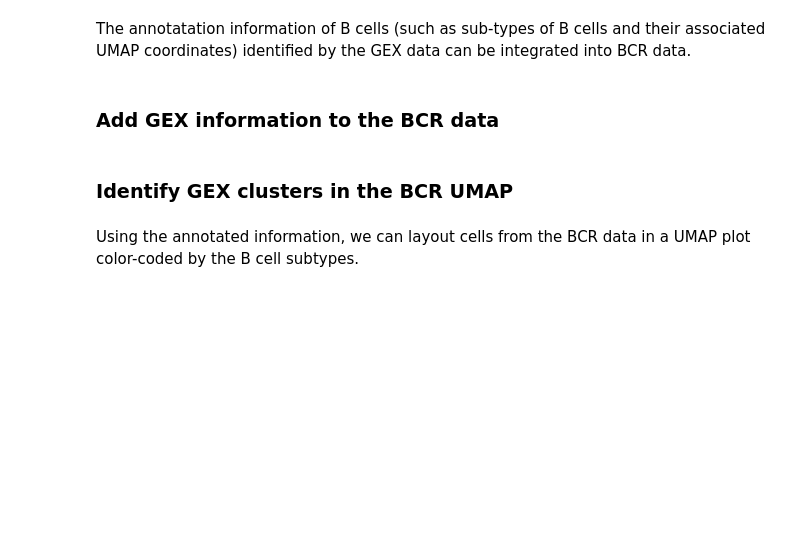
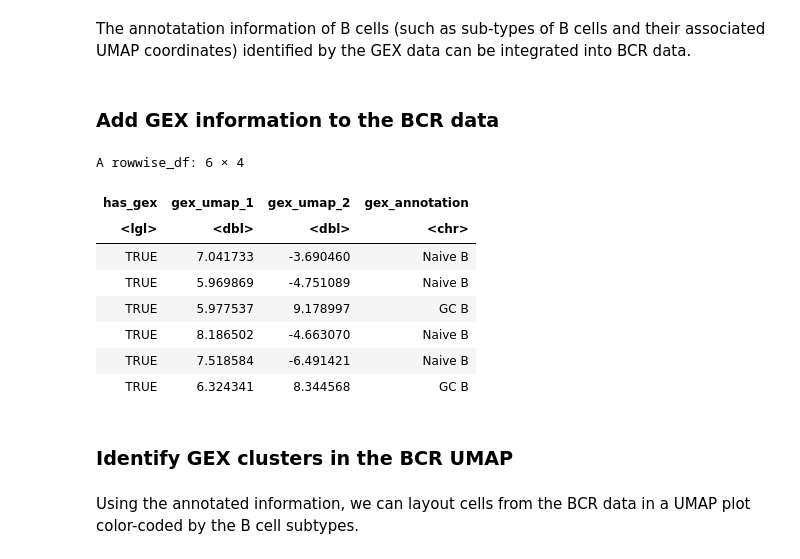
Before and after one commit to immcantation/immcantation, a Jupyter notebook: training/BCR_Seurat_tutorial.ipynb, the cells around one changed output. Drawn from its saved outputs; the diff is of its cells as text; code cells hidden in the pictures; blank space fills up the shorter version.

Commit message:
few more little bcr-seurat tutorial updates

```diff
--- a/training/BCR_Seurat_tutorial.ipynb
+++ b/training/BCR_Seurat_tutorial.ipynb
@@ -8,13 +8,14 @@
 # make sure the environment is clear
 rm(list = ls())
 
-# load the needed libraries
+# load the required packages
 packages <- c("cowplot", "dplyr", "ggplot2", "Seurat")
 for (n in 1:length(packages)) {
     suppressPackageStartupMessages(library(packages[n], character.only = TRUE))
 }
 
-path.work <- file.path("..", "immcantation-BCR-Seurat-tutorial") # change this to fit your own directory structure
+# set the data directory
+path_data <- file.path("..", "immcantation-BCR-Seurat-tutorial") # change this to fit your own directory structure
 # %% [markdown]
 In this tutorial, we will integrate the BCR and GEX data by using the cell barcodes. However, since cell barcodes can be duplicated in multiple samples, we suggest concatenating the sample ids with the cell ids in order to ensure the uniqueness of cell barcodes across multiple samples. The sample ids can be added as a prefix to the existing cell ids when the GEX data is being processed with a Seurat command such as `gex_obj <- RenameCells(object = gex_obj, add.cell.id = sample)`.
 
@@ -93,21 +94,35 @@ The annotatation information of B cells (such as sub-types of B cells and their
 # %%
 # match cell ids between BCR and GEX data
 match_index <- match(bcr_data$cell_id_unique, Cells(gex_obj))
 
 # create GEX-related columns (with NAs if there isn't a corresponding GEX cell embedding)
 bcr_data$has_gex <- !is.na(match_index)
 
 umap_1 <- gex_obj@reductions$umap@cell.embeddings[, 1]
 bcr_data$gex_umap_1 = unlist(lapply(match_index, function(x){ifelse(is.na(x), NA, umap_1[x])}))
 
 umap_2 <- gex_obj@reductions$umap@cell.embeddings[, 2]
 bcr_data$gex_umap_2 = unlist(lapply(match_index, function(x){ifelse(is.na(x), NA, umap_2[x])}))
 
 cell_annotation <- as.character(Idents(gex_obj)) # annotated GEX clusters
 bcr_data$gex_annotation = unlist(lapply(match_index, function(x){ifelse(is.na(x), NA, cell_annotation[x])}))
 
-# remove unannoted cells
+# remove unannotated cells
 bcr_data <- filter(bcr_data, !is.na(gex_annotation))
+
+# examples of the new columns
+ncol_bcr <- ncol(bcr_data)
+head(bcr_data[, (ncol_bcr-3):ncol_bcr])
+# %% [output]
+A rowwise_df: 6 × 4
+| has_gex | gex_umap_1 | gex_umap_2 | gex_annotation |
+| <lgl> | <dbl> | <dbl> | <chr> |
+| TRUE | 7.041733 | -3.690460 | Naive B |
+| TRUE | 5.969869 | -4.751089 | Naive B |
+| TRUE | 5.977537 | 9.178997 | GC B |
+| TRUE | 8.186502 | -4.663070 | Naive B |
+| TRUE | 7.518584 | -6.491421 | Naive B |
+| TRUE | 6.324341 | 8.344568 | GC B |
 # %% [markdown]
 ### Identify GEX clusters in the BCR UMAP
 # %% [markdown]
```
Also changed, not shown: parts of 5 cells of this notebook.
